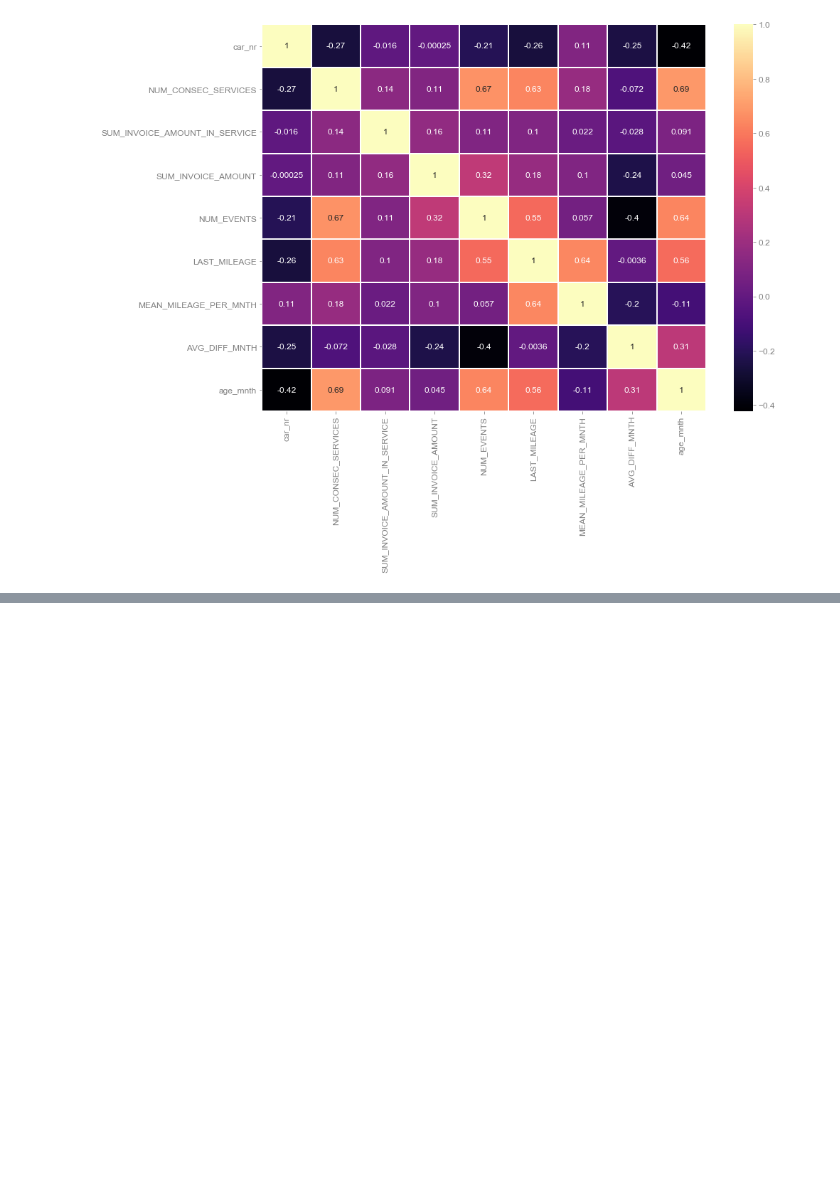
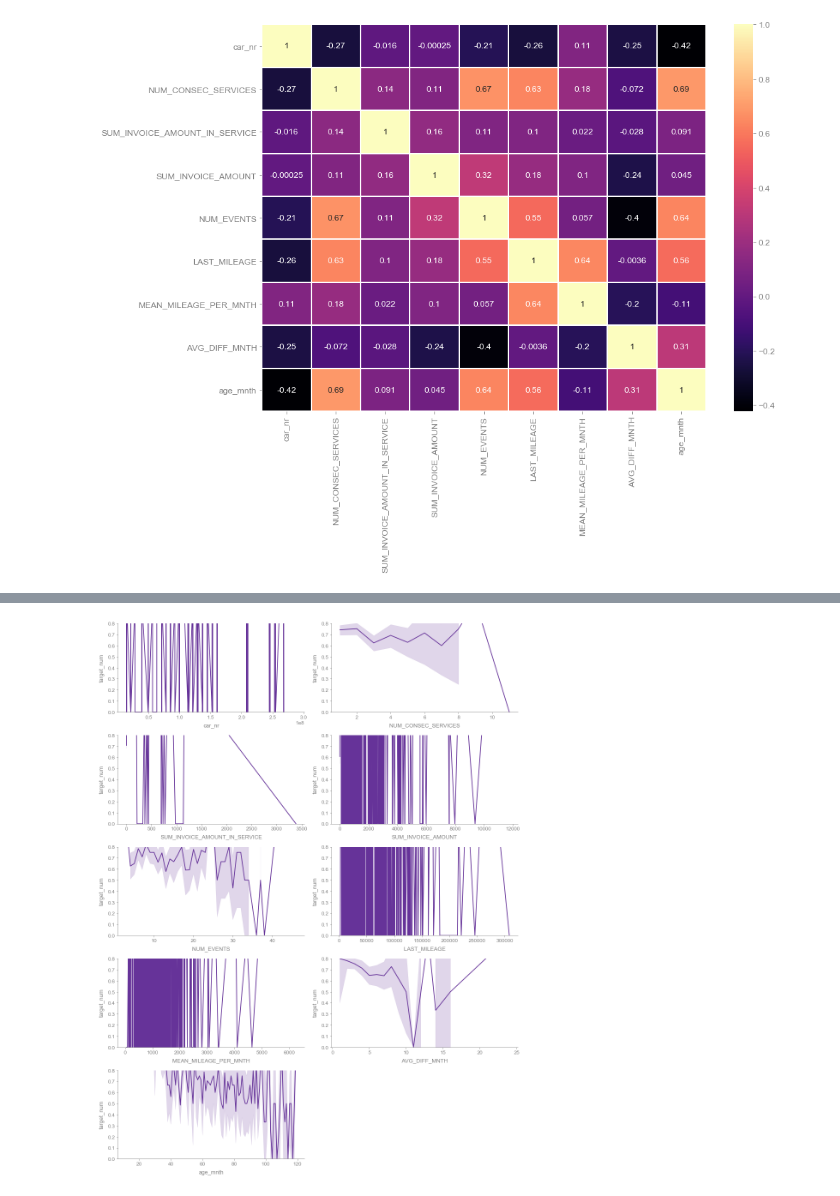
Before and after one commit to rbuerki/codebook, a Jupyter notebook: dev/dev_EDA.ipynb, the cells around one changed output, grey strips where cells are left out. Cells and saved outputs as stored; diff of their text form; code cells hidden in the pictures; blank space fills up the shorter version.

```diff
--- a/dev/dev_EDA.ipynb
+++ b/dev/dev_EDA.ipynb
@@ -130,0 +155,4 @@ EDA.plot_correlations_full_heatmap(df.iloc[:, :15])
+# %%
+EDA.plot_correlations_numeric_to_target_lineplots(df_short, "target_num", ylim=(0, 0.8))
+# %% [output]
+[figure, added]
```
Also changed, not shown: parts of 6 cells of this notebook, 1 other file.
